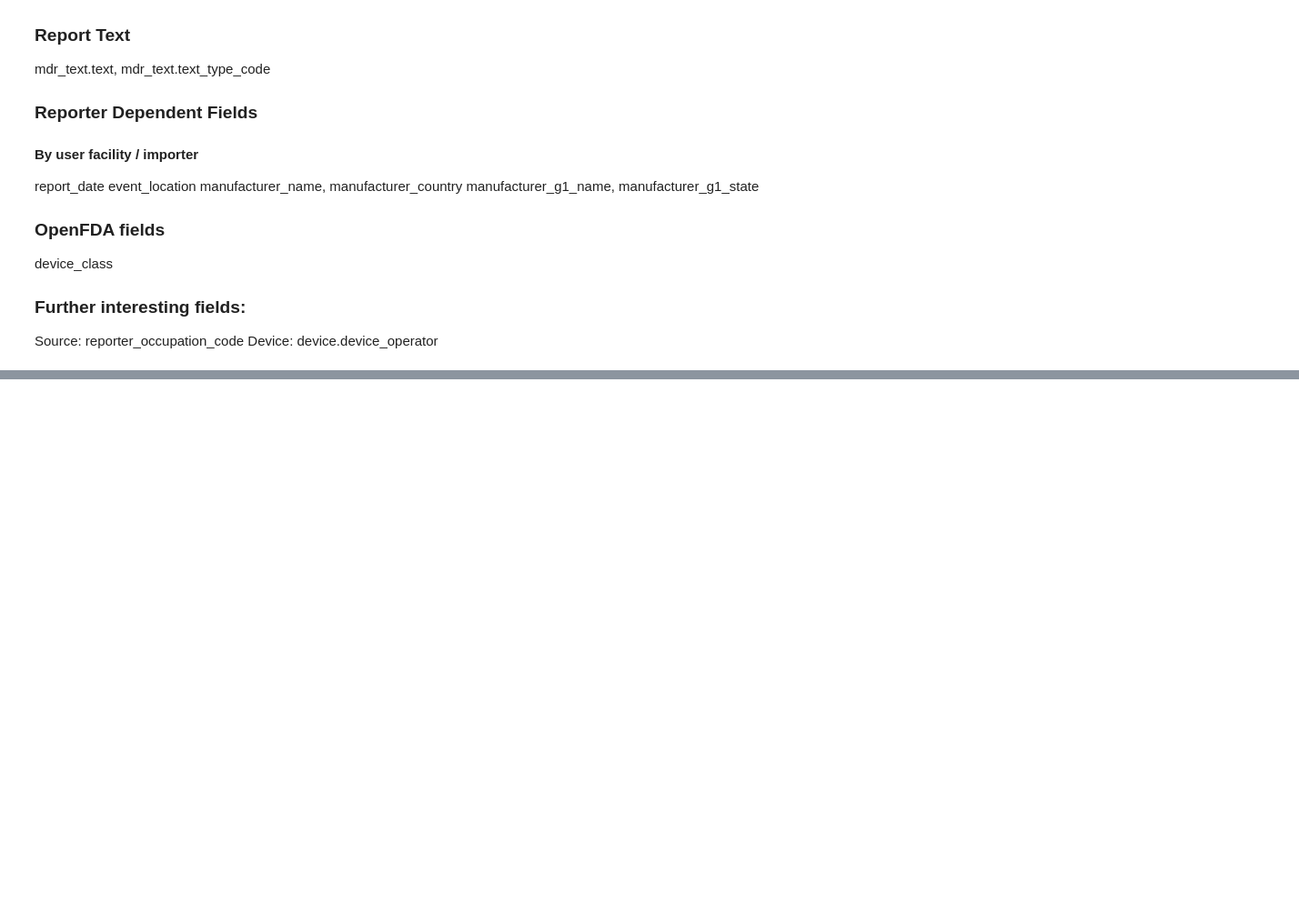
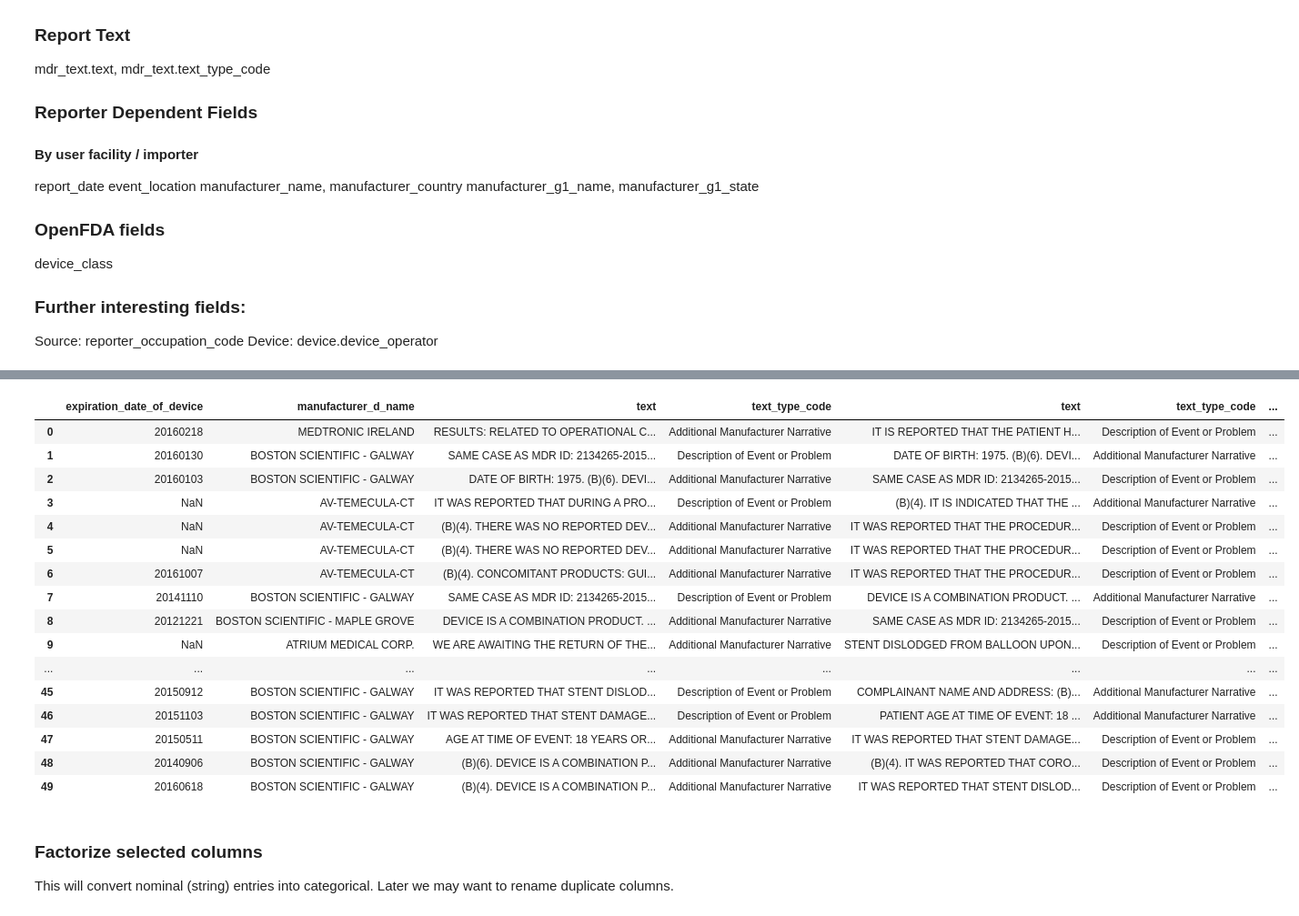
Before and after one commit to martinholub/openFDA-DeviceEvent, a Jupyter notebook: fdaDevice.ipynb, the cells around one changed output, grey strips where cells are left out. Shown at 91% size. Saved outputs shown, nothing was run; the diff lists cells and outputs as text; code cells hidden in the pictures; blank space fills up the shorter version.

Commit message:
Translating strings into categories

```diff
--- a/fdaDevice.ipynb
+++ b/fdaDevice.ipynb
@@ -55,7 +55,7 @@ with open('apikey.txt', 'r') as myfile:
 start_date = '20150324'
 end_date = '20170324'
 query = 'search='
-limit = 20
+limit = 50
 # %%
 list_features = ['device_date_of_manufacturer', # features to check for existance
                  'date_of_event',
@@ -78,11 +78,11 @@ list_features_specific = ['device.openfda.device_name:"sensor"',
 
 list_device_names = ["pump",
                     "sensor",
-                     "prosthesis",
+                    "prosthesis",
                     "defibrilator",
                     "pacemaker",
                     "catheter",
-                    "electrode"
+                    "electrode",
                     #"wearable",
                      "stent",
                      "ray",
@@ -93,7 +93,6 @@ list_device_names = ["pump",
                      #"mds" # https://www.cancer.org/cancer/myelodysplastic-syndrome/about/what-is-mds.html
                      "dialysis",
                      "graft",
-
                     ]
 
 
@@ -101,14 +100,17 @@ list_device_names = ["pump",
 query = query+"date_of_event:[\""+start_date+"\""+"+TO+"+"\""+end_date+"\"]"
 for x in list_features:
     query = query + "+AND+_exists_:" + x
-for y in list_features_specific:
-    query = query + "+AND+" + y
+# for y in list_features_specific:
+#     query = query + "+AND+" + y
+device_name = list_device_names[7]
+name_query = '+AND+device.openfda.device_name:' + device_name ;
 
 q1 = baseurl + 'api_key=' + apikey + '&' + query + '&' + 'limit=' + str(limit)
+q2 = baseurl + 'api_key=' + apikey + '&' + query + name_query + '&' +'limit=' + str(limit)
 # %%
-dq1 = requests.get(q1)
+dq = requests.get(q2)
 # dq1.json()['results']
-data = json.loads(dq1.text)
+data = json.loads(dq.text)
 number = data['meta']['results']['total'] # check number of matching entries
 results = data['results']
 number
@@ -188,4 +190,4 @@ df = pd.concat([df_results, df_device, df_patient, df_mdrText, df_openfda], axis
 # %%
 df['age_of_device_days'] = pd.to_datetime(df['date_of_event'], format='%Y%m%d') \
 - pd.to_datetime(df['device_date_of_manufacturer'], format='%Y%m%d')
-df.drop(['date_of_event','device_date_of_manufacturer'], axis = 1)
+df = df.drop(['date_of_event','device_date_of_manufacturer'], axis = 1)
@@ -209,0 +194,20 @@ df.drop(['date_of_event','device_date_of_manufacturer'], axis = 1)
+# %%
+df
+# %% [output]
+|  | expiration_date_of_device | manufacturer_d_name | text | text_type_code | text | text_type_code | ... |
+| 0 | 20160218 | MEDTRONIC IRELAND | RESULTS: RELATED TO OPERATIONAL C... | Additional Manufacturer Narrative | IT IS REPORTED THAT THE PATIENT H... | Description of Event or Problem | ... |
+| 1 | 20160130 | BOSTON SCIENTIFIC - GALWAY | SAME CASE AS MDR ID: 2134265-2015... | Description of Event or Problem | DATE OF BIRTH: 1975. (B)(6). DEVI... | Additional Manufacturer Narrative | ... |
+| 2 | 20160103 | BOSTON SCIENTIFIC - GALWAY | DATE OF BIRTH: 1975. (B)(6). DEVI... | Additional Manufacturer Narrative | SAME CASE AS MDR ID: 2134265-2015... | Description of Event or Problem | ... |
+| 3 | NaN | AV-TEMECULA-CT | IT WAS REPORTED THAT DURING A PRO... | Description of Event or Problem | (B)(4). IT IS INDICATED THAT THE ... | Additional Manufacturer Narrative | ... |
+| 4 | NaN | AV-TEMECULA-CT | (B)(4). THERE WAS NO REPORTED DEV... | Additional Manufacturer Narrative | IT WAS REPORTED THAT THE PROCEDUR... | Description of Event or Problem | ... |
+| 5 | NaN | AV-TEMECULA-CT | (B)(4). THERE WAS NO REPORTED DEV... | Additional Manufacturer Narrative | IT WAS REPORTED THAT THE PROCEDUR... | Description of Event or Problem | ... |
+| 6 | 20161007 | AV-TEMECULA-CT | (B)(4). CONCOMITANT PRODUCTS: GUI... | Additional Manufacturer Narrative | IT WAS REPORTED THAT THE PROCEDUR... | Description of Event or Problem | ... |
+| 7 | 20141110 | BOSTON SCIENTIFIC - GALWAY | SAME CASE AS MDR ID: 2134265-2015... | Description of Event or Problem | DEVICE IS A COMBINATION PRODUCT. ... | Additional Manufacturer Narrative | ... |
+| 8 | 20121221 | BOSTON SCIENTIFIC - MAPLE GROVE | DEVICE IS A COMBINATION PRODUCT. ... | Additional Manufacturer Narrative | SAME CASE AS MDR ID: 2134265-2015... | Description of Event or Problem | ... |
+| 9 | NaN | ATRIUM MEDICAL CORP. | WE ARE AWAITING THE RETURN OF THE... | Additional Manufacturer Narrative | STENT DISLODGED FROM BALLOON UPON... | Description of Event or Problem | ... |
+| ... | ... | ... | ... | ... | ... | ... | ... |
+| 45 | 20150912 | BOSTON SCIENTIFIC - GALWAY | IT WAS REPORTED THAT STENT DISLOD... | Description of Event or Problem | COMPLAINANT NAME AND ADDRESS: (B)... | Additional Manufacturer Narrative | ... |
+| 46 | 20151103 | BOSTON SCIENTIFIC - GALWAY | IT WAS REPORTED THAT STENT DAMAGE... | Description of Event or Problem | PATIENT AGE AT TIME OF EVENT: 18 ... | Additional Manufacturer Narrative | ... |
+| 47 | 20150511 | BOSTON SCIENTIFIC - GALWAY | AGE AT TIME OF EVENT: 18 YEARS OR... | Additional Manufacturer Narrative | IT WAS REPORTED THAT STENT DAMAGE... | Description of Event or Problem | ... |
+| 48 | 20140906 | BOSTON SCIENTIFIC - GALWAY | (B)(6). DEVICE IS A COMBINATION P... | Additional Manufacturer Narrative | (B)(4). IT WAS REPORTED THAT CORO... | Description of Event or Problem | ... |
+| 49 | 20160618 | BOSTON SCIENTIFIC - GALWAY | (B)(4). DEVICE IS A COMBINATION P... | Additional Manufacturer Narrative | IT WAS REPORTED THAT STENT DISLOD... | Description of Event or Problem | ... |
@@ -209,0 +219,4 @@ df.drop(['date_of_event','device_date_of_manufacturer'], axis = 1)
+# %% [markdown]
+### Factorize selected columns
+This will convert nominal (string) entries into categorical.
+Later we may want to rename duplicate columns.
```
Also changed, not shown: parts of 10 cells of this notebook, 1 other file.
